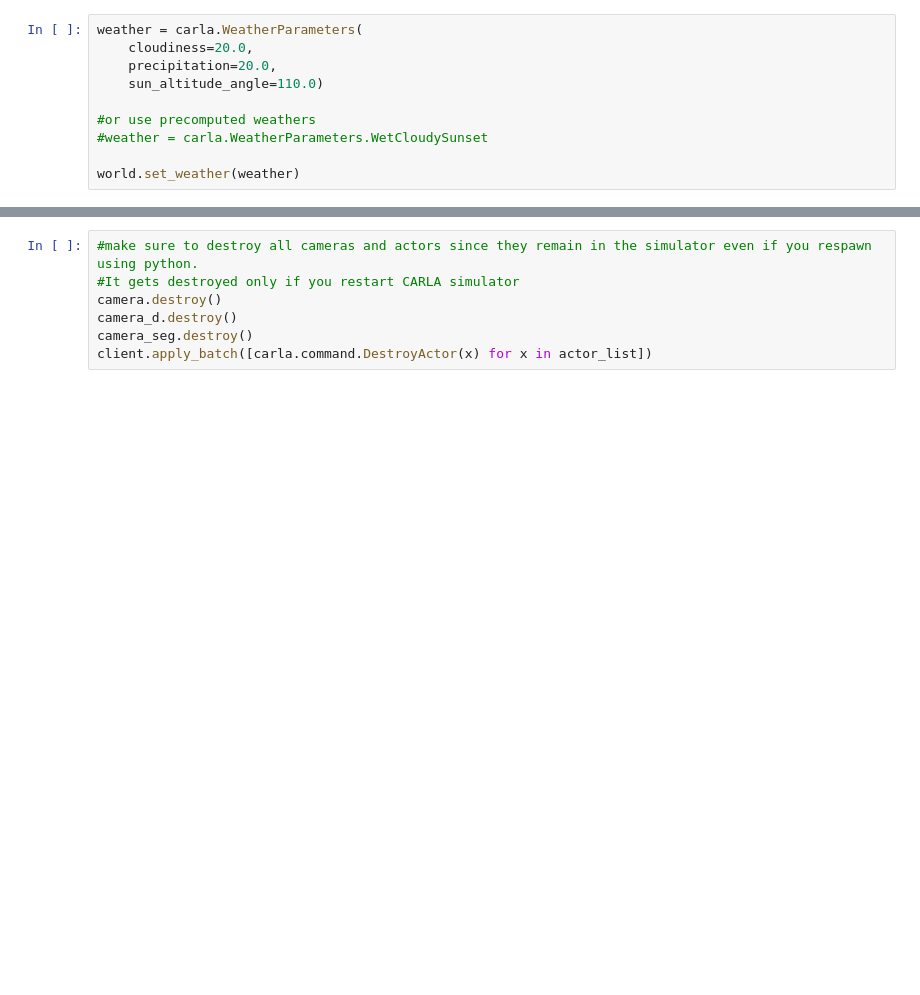
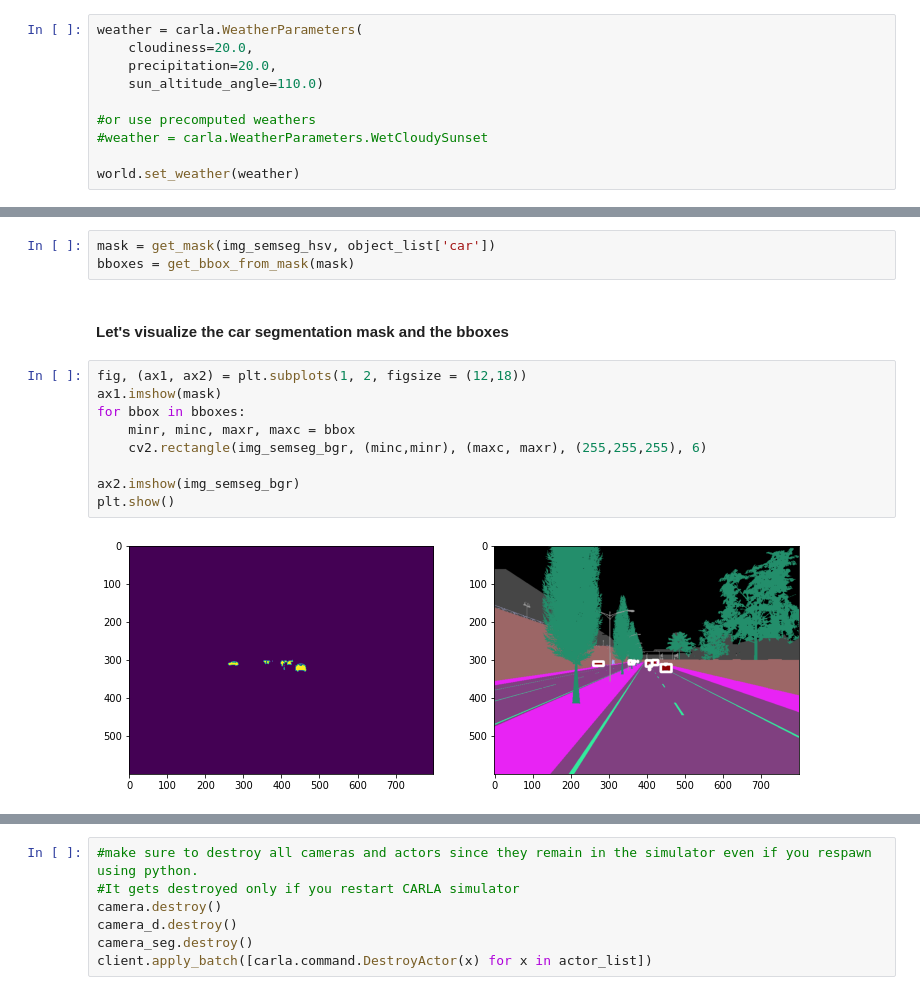
Before and after one commit to arijitray1993/CARLA_tutorial, a Jupyter notebook: playground.ipynb, the cells around one changed output, grey strips where cells are left out. Cells and saved outputs as stored; diff of their text form; blank space fills up the shorter version.

```diff
--- a/playground.ipynb
+++ b/playground.ipynb
@@ -286,0 +390,16 @@ for i in range(100):
+# %%
+mask = get_mask(img_semseg_hsv, object_list['car'])
+bboxes = get_bbox_from_mask(mask)
+# %% [markdown]
+#### Let's visualize the car segmentation mask and the bboxes
+# %%
+fig, (ax1, ax2) = plt.subplots(1, 2, figsize = (12,18))
+ax1.imshow(mask)
+for bbox in bboxes:
+    minr, minc, maxr, maxc = bbox
+    cv2.rectangle(img_semseg_bgr, (minc,minr), (maxc, maxr), (255,255,255), 6)
+
+ax2.imshow(img_semseg_bgr)
+plt.show()
+# %% [output]
+[figure, added]
```
Also changed, not shown: parts of 45 cells of this notebook, 5 other files.
